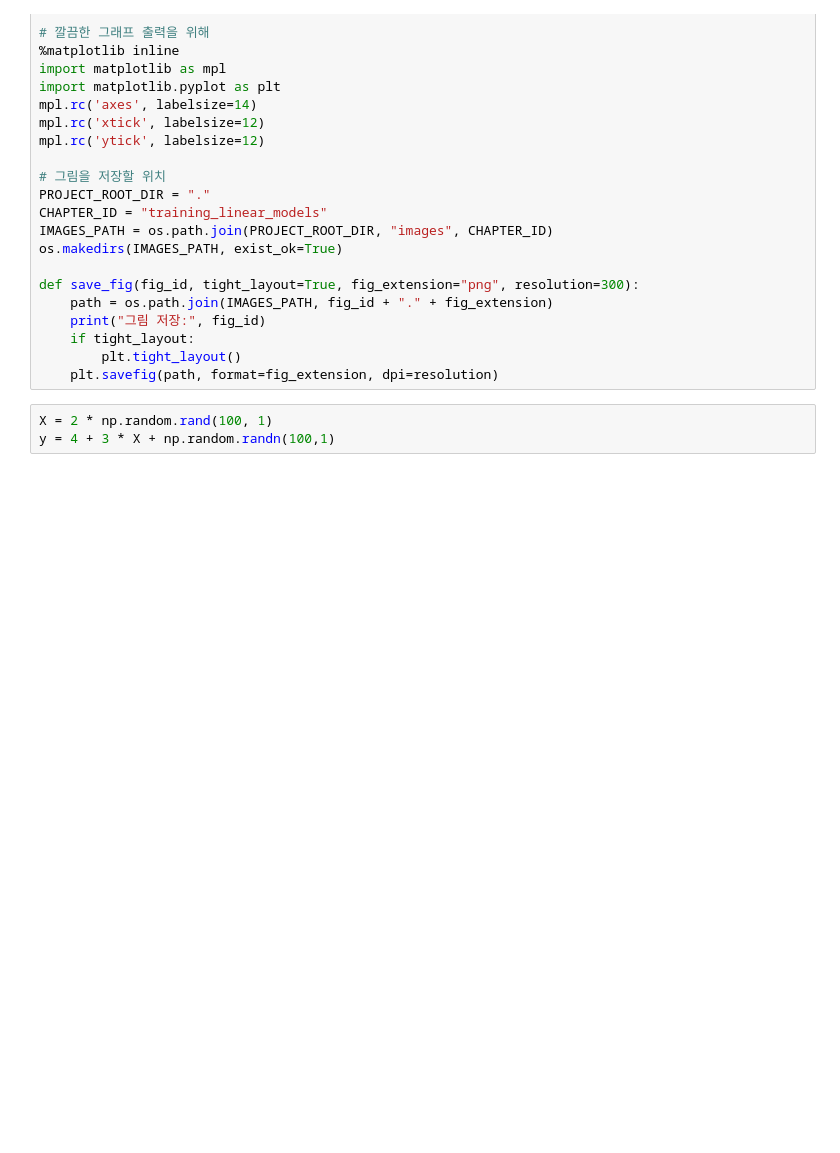
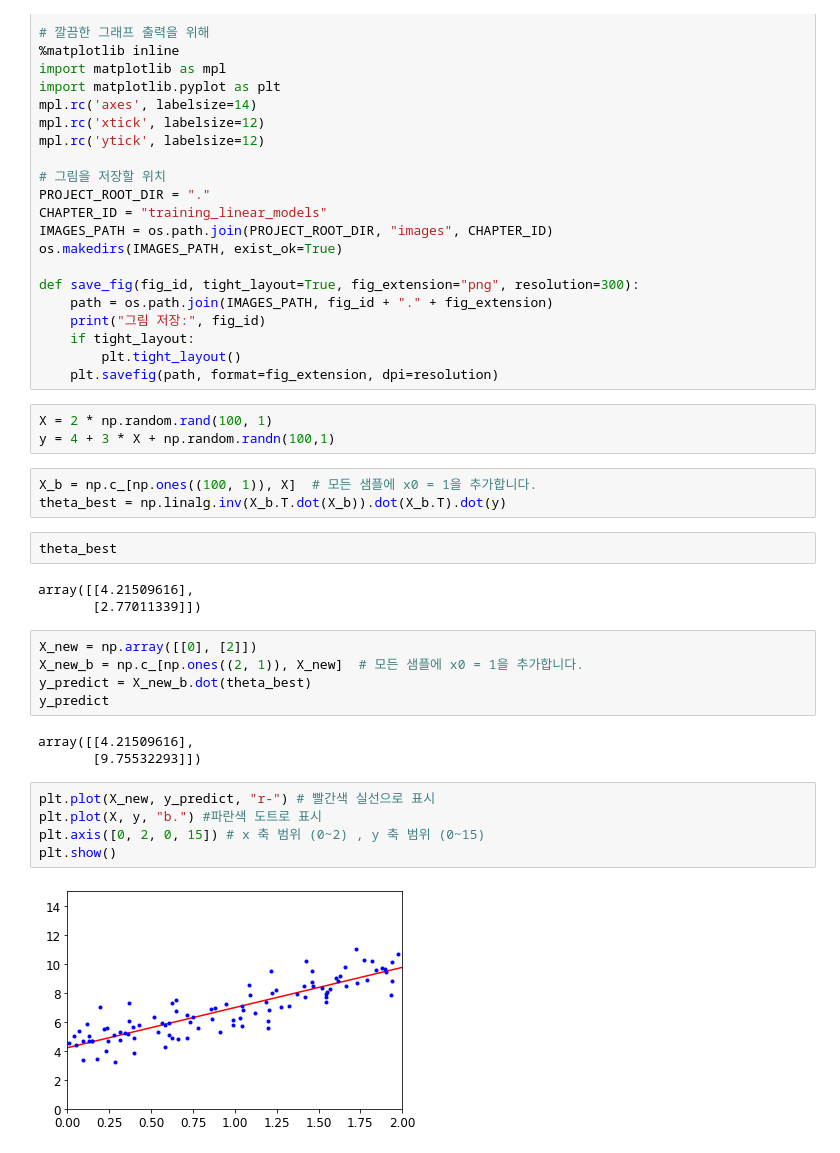
Before and after one commit to chataeg/handson-ML, a Jupyter notebook: Hands_On_ch04.ipynb, the cells around one changed output. Cells and saved outputs as stored; diff of their text form; blank space fills up the shorter version.

```diff
--- a/Hands_On_ch04.ipynb
+++ b/Hands_On_ch04.ipynb
@@ -39,3 +39,26 @@ def save_fig(fig_id, tight_layout=True, fig_extension="png", resolution=300):
 # %%
 X = 2 * np.random.rand(100, 1)
 y = 4 + 3 * X + np.random.randn(100,1)
+# %%
+X_b = np.c_[np.ones((100, 1)), X]  # 모든 샘플에 x0 = 1을 추가합니다.
+theta_best = np.linalg.inv(X_b.T.dot(X_b)).dot(X_b.T).dot(y)
+# %%
+theta_best
+# %% [output]
+array([[4.21509616],
+       [2.77011339]])
+# %%
+X_new = np.array([[0], [2]])
+X_new_b = np.c_[np.ones((2, 1)), X_new]  # 모든 샘플에 x0 = 1을 추가합니다.
+y_predict = X_new_b.dot(theta_best)
+y_predict
+# %% [output]
+array([[4.21509616],
+       [9.75532293]])
+# %%
+plt.plot(X_new, y_predict, "r-") # 빨간색 실선으로 표시
+plt.plot(X, y, "b.") #파란색 도트로 표시
+plt.axis([0, 2, 0, 15]) # x 축 범위 (0~2) , y 축 범위 (0~15)
+plt.show()
+# %% [output]
+[figure, added]
```
Also changed, not shown: parts of 56 cells of this notebook.
